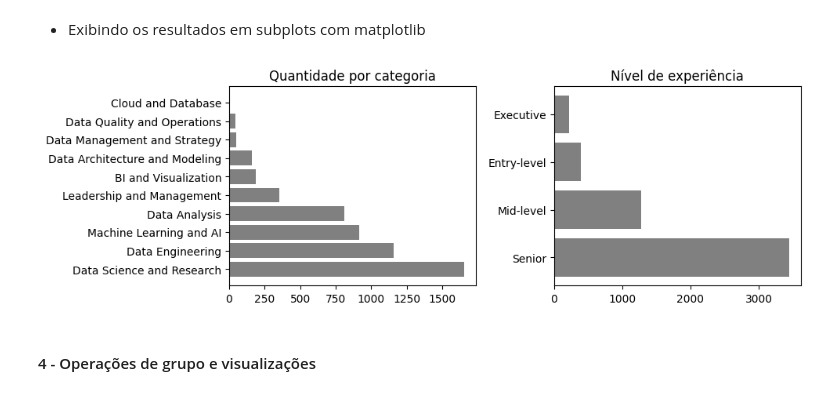
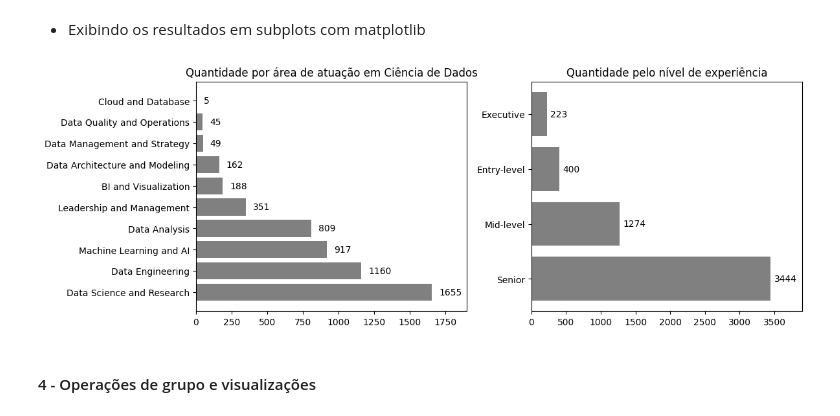
Before and after one commit to ryanrodr/eda-jobs-in-data, a Jupyter notebook: notebooks/analise_exploratoria.ipynb, the cells around one changed output. Cells and saved outputs as stored; diff of their text form; code cells hidden in the pictures.

Commit message:
Acrescentando rótulo de dados aos subplots

```diff
--- a/notebooks/analise_exploratoria.ipynb
+++ b/notebooks/analise_exploratoria.ipynb
@@ -156,19 +156,25 @@ resumo_exp
 # %% [markdown]
 - Exibindo os resultados em subplots com matplotlib
 # %%
-plt.figure(figsize=(10, 6)) # Definindo o tamanho da imagem
+plt.figure(figsize=(12, 8)) # Definindo o tamanho da imagem
 
 plt.subplot(2, 2, 1)
 plt.barh(resumo_categoria['job_category'], resumo_categoria['quantidade'], color='gray')
-plt.title('Quantidade por categoria')
+for i, quantidade in enumerate(resumo_categoria['quantidade']):
+    plt.text(quantidade + 50, i, str(quantidade), va='center')
+plt.title('Quantidade por área de atuação em Ciência de Dados')
+plt.xlim(0, 1900)
 
 plt.subplot(2, 2, 2)
 plt.barh(resumo_exp['experience_level'], resumo_exp['quantidade'], color='gray')
-plt.title('Nível de experiência')
+for i, quantidade in enumerate(resumo_exp['quantidade']):
+    plt.text(quantidade + 50, i, str(quantidade), va='center')
+plt.title('Quantidade pelo nível de experiência')
+plt.xlim(0, 3900)
 
 plt.tight_layout() # Ajustando o tamanho
 # %% [output]
-[figure, old version]
+[figure, new version]
 # %% [markdown]
 #### 4 - Operações de grupo e visualizações
 # %% [markdown]
```
